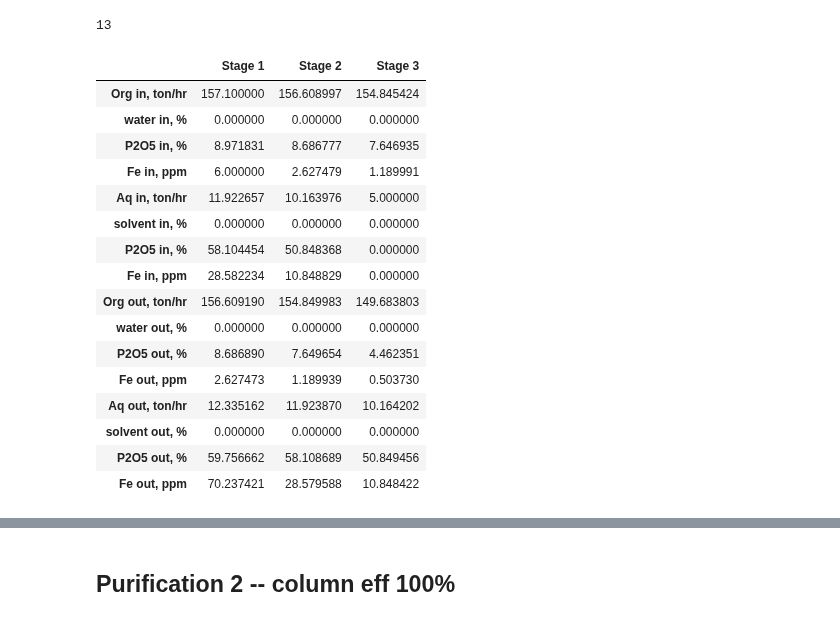
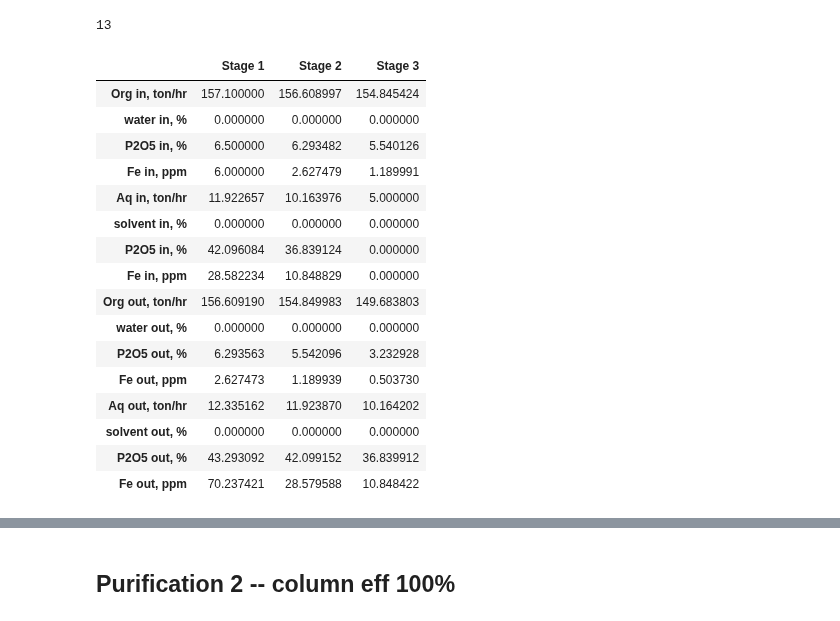
Before and after one commit to vladgap/LLC, a Jupyter notebook: YPH_LLC_simulation_7.ipynb, the cells around one changed output, grey strips where cells are left out. Saved outputs shown, nothing was run; the diff lists cells and outputs as text; code cells hidden in the pictures.

```diff
--- a/YPH_LLC_simulation_7.ipynb
+++ b/YPH_LLC_simulation_7.ipynb
@@ -603,25 +604,26 @@ bat2_2.runs
 # %%
 table=LLC.BatteryTable(bat2_2, show=False, index_names=index_names).data
 table.iloc[[3,7,11,15]]=table.iloc[[3,7,11,15]]*1e4 # % --> ppm
+table.iloc[[2,6,10,14]]=table.iloc[[2,6,10,14]]/98*71 # %H3PO4 --> %P2O5
 table2_2=table
 table2_2
 # %% [output]
 |  | Stage 1 | Stage 2 | Stage 3 |
 | Org in, ton/hr | 157.100000 | 156.608997 | 154.845424 |
 | water in, % | 0.000000 | 0.000000 | 0.000000 |
-| P2O5 in, % | 8.971831 | 8.686777 | 7.646935 |
+| P2O5 in, % | 6.500000 | 6.293482 | 5.540126 |
 | Fe in, ppm | 6.000000 | 2.627479 | 1.189991 |
 | Aq in, ton/hr | 11.922657 | 10.163976 | 5.000000 |
 | solvent in, % | 0.000000 | 0.000000 | 0.000000 |
-| P2O5 in, % | 58.104454 | 50.848368 | 0.000000 |
+| P2O5 in, % | 42.096084 | 36.839124 | 0.000000 |
 | Fe in, ppm | 28.582234 | 10.848829 | 0.000000 |
 | Org out, ton/hr | 156.609190 | 154.849983 | 149.683803 |
 | water out, % | 0.000000 | 0.000000 | 0.000000 |
-| P2O5 out, % | 8.686890 | 7.649654 | 4.462351 |
+| P2O5 out, % | 6.293563 | 5.542096 | 3.232928 |
 | Fe out, ppm | 2.627473 | 1.189939 | 0.503730 |
 | Aq out, ton/hr | 12.335162 | 11.923870 | 10.164202 |
 | solvent out, % | 0.000000 | 0.000000 | 0.000000 |
-| P2O5 out, % | 59.756662 | 58.108689 | 50.849456 |
+| P2O5 out, % | 43.293092 | 42.099152 | 36.839912 |
 | Fe out, ppm | 70.237421 | 28.579588 | 10.848422 |
 # %%
 bat=bat2_2
```
Also changed, not shown: parts of 9 cells of this notebook.
